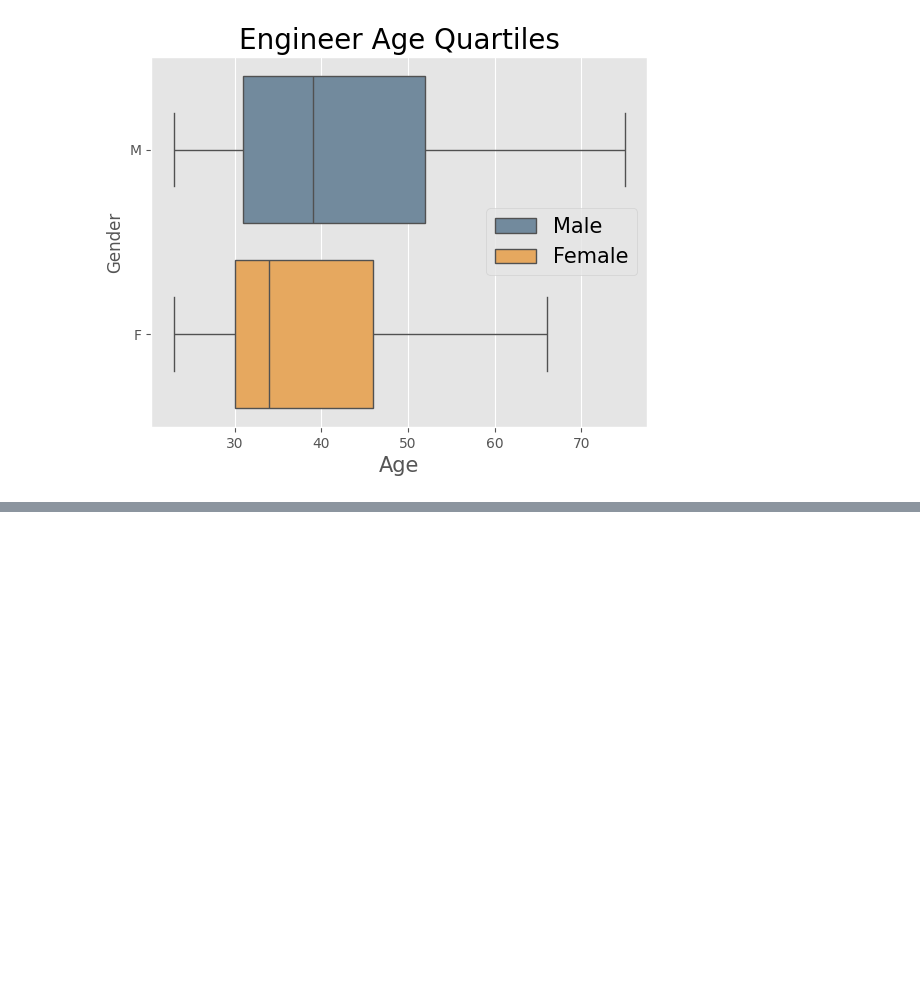
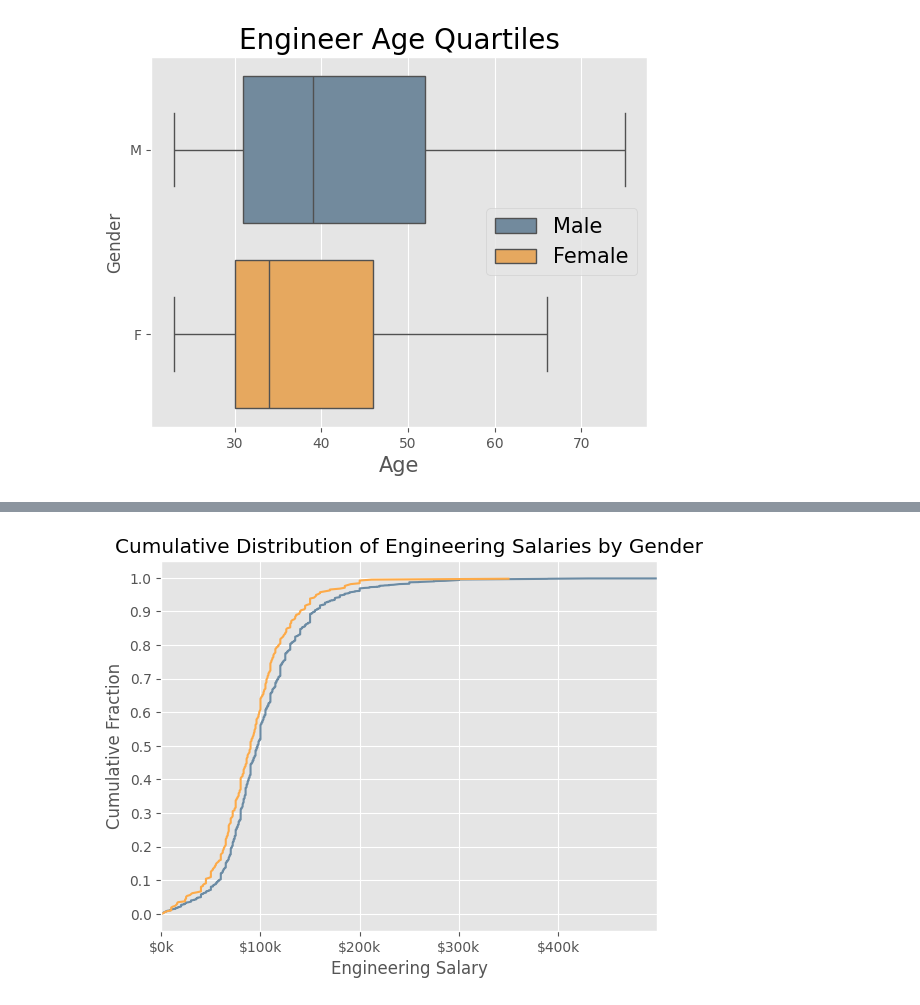
Before and after one commit to Brad-Portouw/data-analysis-practice, a Jupyter notebook: exercises/ch_7/ch_7_multivariateData.ipynb, the cells around one changed output, grey strips where cells are left out. Cells and saved outputs as stored; diff of their text form; code cells hidden in the pictures; blank space fills up the shorter version.

```diff
--- a/exercises/ch_7/ch_7_multivariateData.ipynb
+++ b/exercises/ch_7/ch_7_multivariateData.ipynb
@@ -245,0 +279,21 @@ plt.show()
+# %%
+# a cumulative distribuiton comparing salary may discern what salary the majority of engineers should expect in their careers.
+x_men = np.sort(me_men['Salary'])
+x_fem = np.sort(me_women['Salary'])
+
+y_men = np.arange(len(me_men))/ float(len(me_men))
+y_fem = np.arange(len(me_women))/ float(len(me_women))
+# %%
+plt.plot(x_men,y_men, c='xkcd:grey blue')
+plt.plot(x_fem,y_fem, c='xkcd:light orange')
+# After a preliminary look at  the graph, the plot is affected by a couple of outliers with a few people making around 1 million dollars. In this case they will be removed from this plot
+plt.title('Cumulative Distribution of Engineering Salaries by Gender' )
+plt.xlabel('Engineering Salary')
+plt.ylabel('Cumulative Fraction')
+plt.xlim(0,500000)
+plt.xticks(list(range(0,500000,100000)), [f"${x}k" for x in salary_ticks])
+plt.yticks(np.arange(0,1.1,0.1))
+plt.legend(['Men', 'Women'])
+plt.show()
+# %% [output]
+[figure, added]
```
Also changed, not shown: parts of 19 cells of this notebook, 1 other file.
